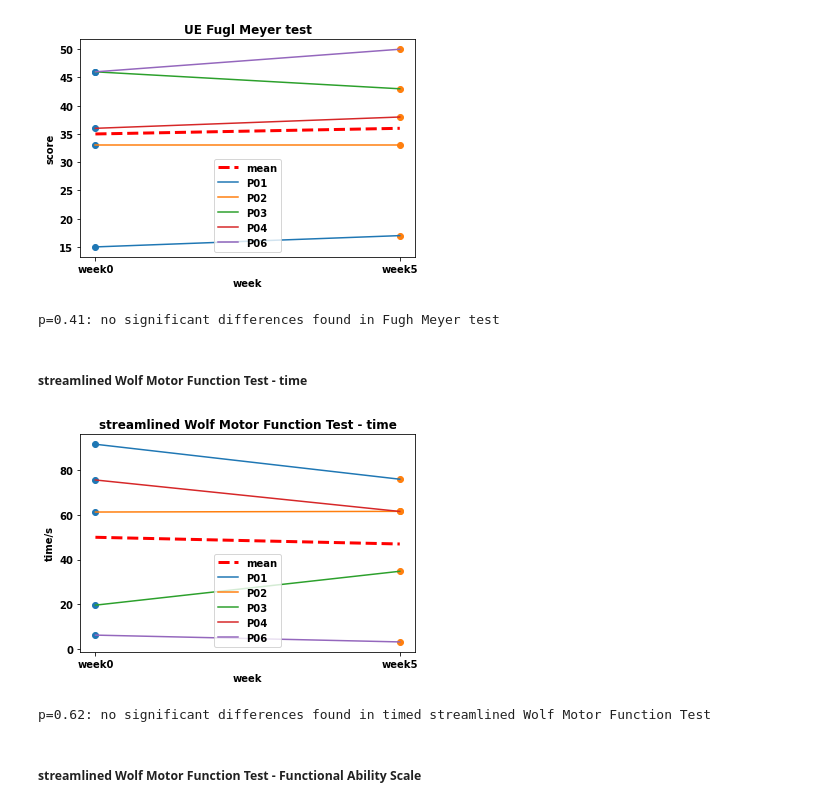
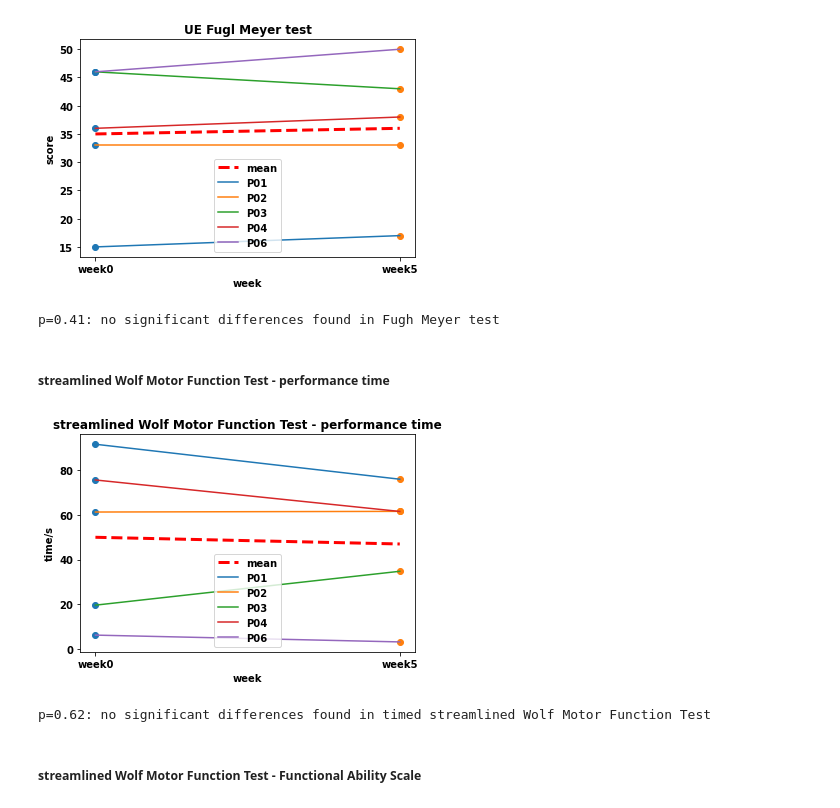
Before and after one commit to doscsy12/robotic_hometherapy, a Jupyter notebook: EDA_K_f.ipynb, the cells around one changed output. Saved outputs shown, nothing was run; the diff lists cells and outputs as text; code cells hidden in the pictures.

Commit message:
Update stats

```diff
--- a/EDA_K_f.ipynb
+++ b/EDA_K_f.ipynb
@@ -422,44 +422,42 @@ plt.ylabel('score')
 plt.show();
 # %% [output]
 [figure]
-# %%
-w, p = scipy.stats.wilcoxon(clinical['ULfuglmeyer'], clinical['ULfuglmeyer.1'], zero_method = 'pratt')
-w, p
-if p<0.05:
-    print(f'p={p:.2f}: significant differences were found in Fugh Meyer test')
-else:
-    print(f'p={p:.2f}: no significant differences found in Fugh Meyer test')
-# %% [output]
-p=0.41: no significant differences found in Fugh Meyer test
+# %%
+w, p = scipy.stats.wilcoxon(clinical['ULfuglmeyer'], clinical['ULfuglmeyer.1'], zero_method = 'pratt')
+if p<0.05:
+    print(f'p={p:.2f}: significant differences were found in Fugh Meyer test')
+else:
+    print(f'p={p:.2f}: no significant differences found in Fugh Meyer test')
+# %% [output]
+p=0.41: no significant differences found in Fugh Meyer test
 # %% [markdown]
-##### streamlined Wolf Motor Function Test - time
+##### streamlined Wolf Motor Function Test - performance time
 # %%
 y = [clinical['SWMFT-time'],clinical['SWMFT-time.1']]
 # plot SWMFT-time
 for xe, ye in zip(x, y):
     plt.scatter([xe] * len(ye), ye)
 
 y1 = [int(clinical['SWMFT-time'].mean()),int(clinical['SWMFT-time.1'].mean())]
 plt.plot(x, y1,'--', color='r', linewidth=3.0, label='mean')
 lineObjects = plt.plot(x, y)
 plt.legend(['mean','P01', 'P02', 'P03', 'P04', 'P06'])
 # plt.legend(iter(lineObjects), ('P01', 'P02', 'P03', 'P04', 'P06'))
 
-plt.title('streamlined Wolf Motor Function Test - time')
+plt.title('streamlined Wolf Motor Function Test - performance time')
 plt.xlabel('week')
 plt.ylabel('time/s')
 plt.show();
 # %% [output]
-[figure, old version]
+[figure, new version]
-# %%
-w, p = scipy.stats.wilcoxon(clinical['SWMFT-time'], clinical['SWMFT-time.1'])
-w, p
-if p<0.05:
-    print(f'p={p:.2f}: significant differences were found in timed streamlined Wolf Motor Function Test')
-else:
-    print(f'p={p:.2f}: no significant differences found in timed streamlined Wolf Motor Function Test')
-# %% [output]
-p=0.62: no significant differences found in timed streamlined Wolf Motor Function Test
+# %%
+w, p = scipy.stats.wilcoxon(clinical['SWMFT-time'], clinical['SWMFT-time.1'])
+if p<0.05:
+    print(f'p={p:.2f}: significant differences were found in timed streamlined Wolf Motor Function Test')
+else:
+    print(f'p={p:.2f}: no significant differences found in timed streamlined Wolf Motor Function Test')
+# %% [output]
+p=0.62: no significant differences found in timed streamlined Wolf Motor Function Test
 # %% [markdown]
 ##### streamlined Wolf Motor Function Test - Functional Ability Scale
 # %%
```
Also changed, not shown: parts of 25 cells of this notebook.
